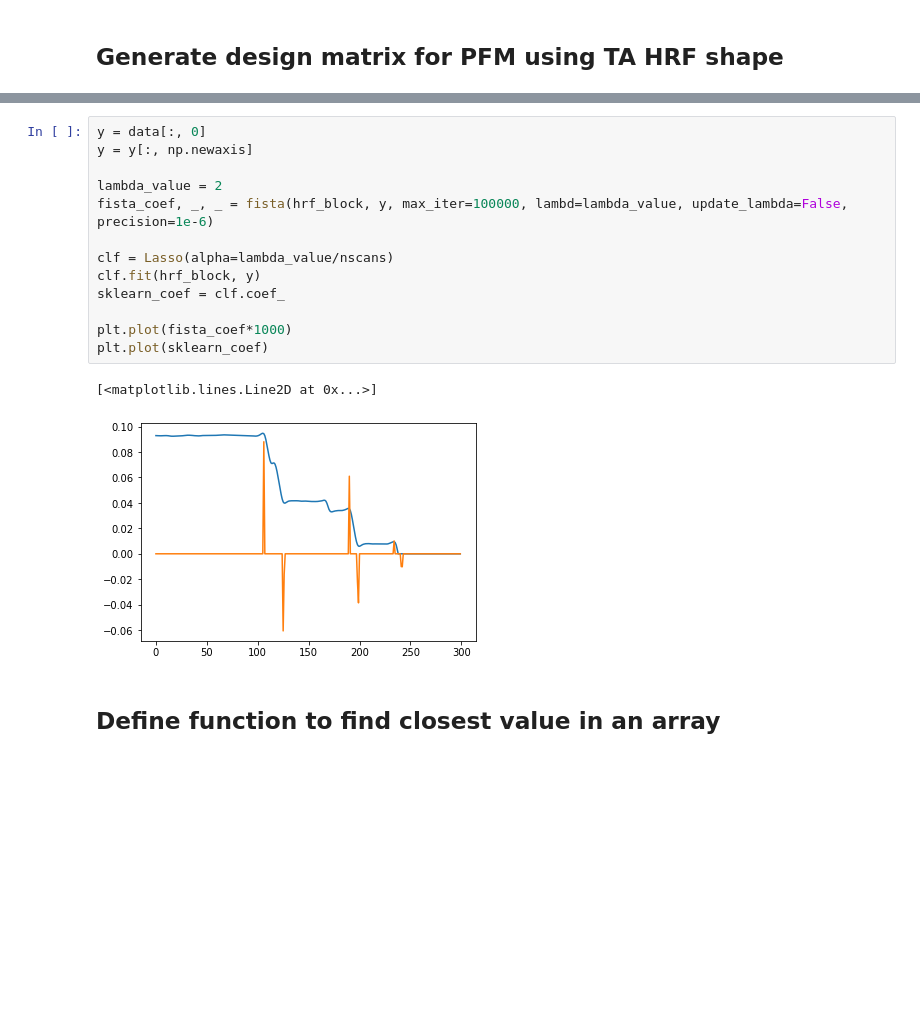
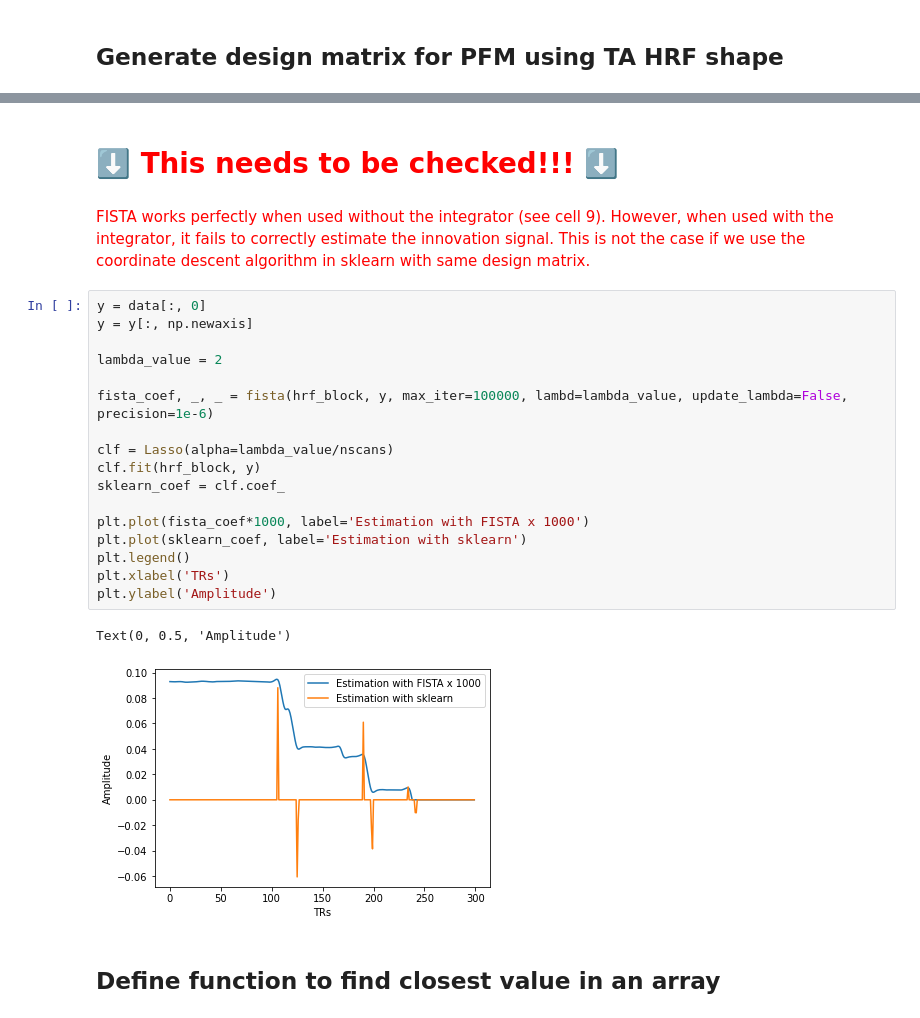
Before and after one commit to eurunuela/pfm_vs_ta, a Jupyter notebook: pfm_vs_ta_long_lownoise.ipynb, the cells around one changed output, grey strips where cells are left out. Cells and saved outputs as stored; diff of their text form; blank space fills up the shorter version.

Commit message:
Added comment on non-working FISTA

```diff
--- a/pfm_vs_ta_long_lownoise.ipynb
+++ b/pfm_vs_ta_long_lownoise.ipynb
@@ -112,19 +112,27 @@ Text(0, 0.5, 'Amplitude')
+# %% [markdown]
+<h1 style="color: red">⬇️ This needs to be checked!!! ⬇️</h1>
+# %% [markdown]
+<p style="color: red">FISTA works perfectly when used without the integrator (see cell 9). However, when used with the integrator, it fails to correctly estimate the innovation signal. This is not the case if we use the coordinate descent algorithm in sklearn with same design matrix.</p>
 # %%
 y = data[:, 0]
 y = y[:, np.newaxis]
 
 lambda_value = 2
+
 fista_coef, _, _ = fista(hrf_block, y, max_iter=100000, lambd=lambda_value, update_lambda=False, precision=1e-6)
 
 clf = Lasso(alpha=lambda_value/nscans)
 clf.fit(hrf_block, y)
 sklearn_coef = clf.coef_
 
-plt.plot(fista_coef*1000)
-plt.plot(sklearn_coef)
+plt.plot(fista_coef*1000, label='Estimation with FISTA x 1000')
+plt.plot(sklearn_coef, label='Estimation with sklearn')
+plt.legend()
+plt.xlabel('TRs')
+plt.ylabel('Amplitude')
 # %% [output]
-[<matplotlib.lines.Line2D at 0x...>]
+Text(0, 0.5, 'Amplitude')
-[figure, old version]
+[figure, new version]
 # %% [markdown]
 ## Define function to find closest value in an array
 # %% [markdown]
```
Also changed, not shown: parts of 1 cell of this notebook.
